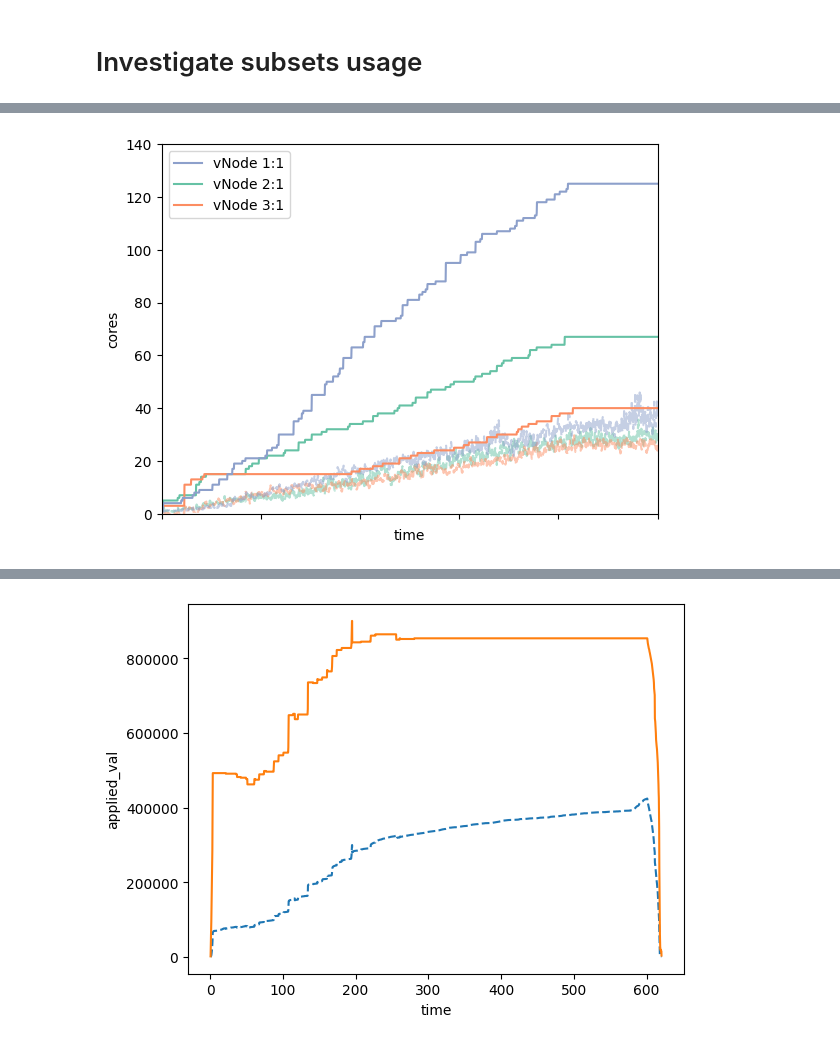
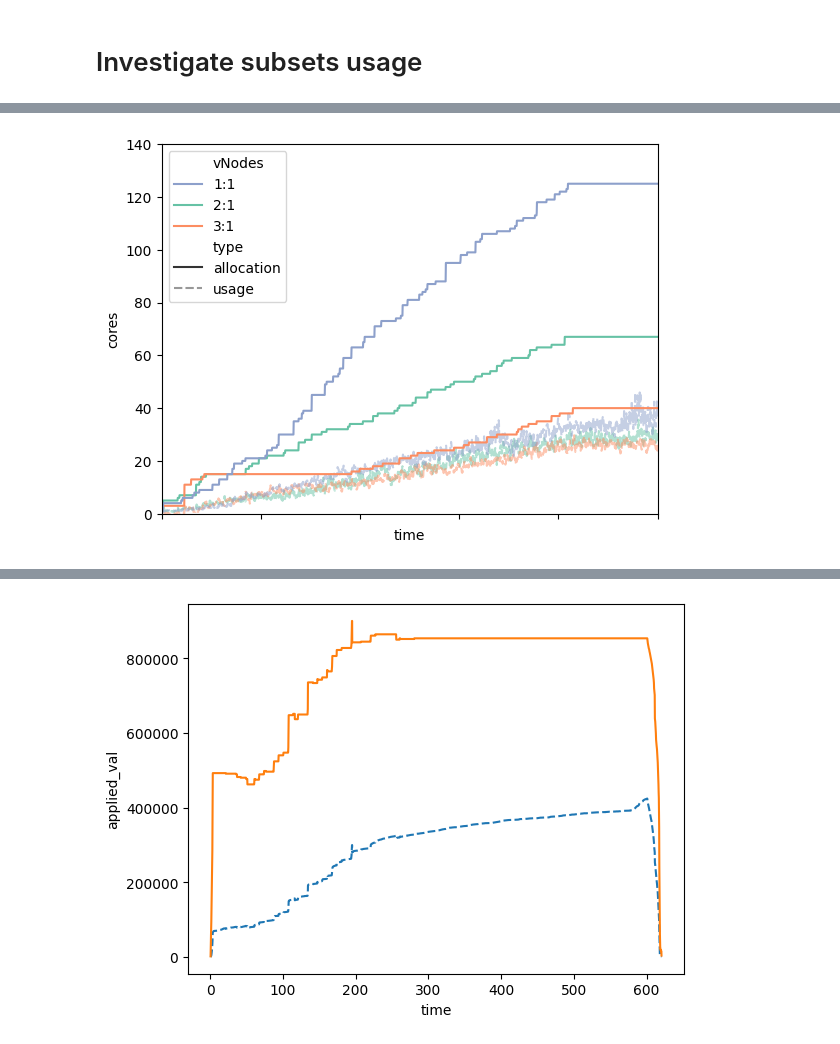
Before and after one commit to jacquetpi/VMSlack, a Jupyter notebook: investigation.ipynb, the cells around one changed output, grey strips where cells are left out. Cells and saved outputs as stored; diff of their text form; code cells hidden in the pictures.

Commit message:
sync figures

```diff
--- a/investigation.ipynb
+++ b/investigation.ipynb
@@ -41,3 +41,19 @@ g_val = sns.lineplot(data=overall_cpu, x='time', y='cores', hue='res', palette=p
 subsets = dataset.loc[dataset['rec'] == 'subset']
 subsets_cpu = subsets.loc[subsets['res'] == 'cpu']
 subsets_mem = subsets.loc[subsets['res'] == 'mem']
+# %%
+subsets_cpu_m = subsets_cpu.melt(id_vars=['time', 'subset'], value_vars=['config', 'val'])
+graph = sns.lineplot(data=subsets_cpu_m, x='time', y='value', hue='subset', style='variable', palette=palette)
+
+my_wanted_legend = graph.get_legend()
+my_wanted_handles, my_wanted_labels = graph.get_legend_handles_labels()
+
+print(my_wanted_labels)
+my_wanted_labels = ['vNodes', '2:1', '3:1', '1:1', 'type', 'allocation', 'usage']
+print(my_wanted_labels)
+
+my_wanted_labels = [my_wanted_labels[0], my_wanted_labels[3], my_wanted_labels[1], my_wanted_labels[2], my_wanted_labels[4], my_wanted_labels[5], my_wanted_labels[6]]
+my_wanted_handles = [my_wanted_handles[0], my_wanted_handles[3], my_wanted_handles[1], my_wanted_handles[2], my_wanted_handles[4], my_wanted_handles[5], my_wanted_handles[6]]
+my_wanted_handles[-1].set_alpha(0.5)
+
+graph.legend(handles= my_wanted_handles, labels=my_wanted_labels)
@@ -44,19 +65,20 @@ subsets_mem = subsets.loc[subsets['res'] == 'mem']
 # %%
 palette = sns.color_palette("Set2", subsets_cpu['subset'].nunique())
-# todo Hue_order
-g_val = sns.lineplot(data=subsets_cpu, x='time', y='val', hue='subset', palette=palette, linestyle='--', legend=False, alpha=0.5)
+
+g_val = sns.lineplot(data=subsets_cpu, x='time', y='val', hue='subset', palette=palette, linestyle='--', alpha=0.5)
 g_config = sns.lineplot(data=subsets_cpu, x='time', y='config', hue='subset', palette=palette)
 
-g_config.legend(loc='upper left', title=None)
-handles, previous_labels = g_config.get_legend_handles_labels()
+g_config.legend(loc='upper left')
+#handles, previous_labels = my_wanted_legend.get_legend_handles_labels()
+#g_config.legend(handles= my_wanted_legend.get_legend_handles_labels(), labels=['vNode 1:1', 'vNode 2:1', 'vNode 3:1'])
+g_config.legend(handles= my_wanted_handles, labels=my_wanted_labels)
 
-g_config.legend(handles=[handles[2], handles[0], handles[1]], labels=['vNode 1:1', 'vNode 2:1', 'vNode 3:1'], loc='upper left', title=None)
 plt.xlim([0, 500])
 plt.ylim([0, 140])
 g_config.set_ylabel('cores')
 g_config.set_xlabel('time')
 g_config.set_xticklabels([])
 
 plt.gcf().savefig('figures/vNodes-evolution.pdf', bbox_inches='tight')
 # %% [output]
-[figure, old version]
+[figure, new version]
```
Also changed, not shown: parts of 3 cells of this notebook.
